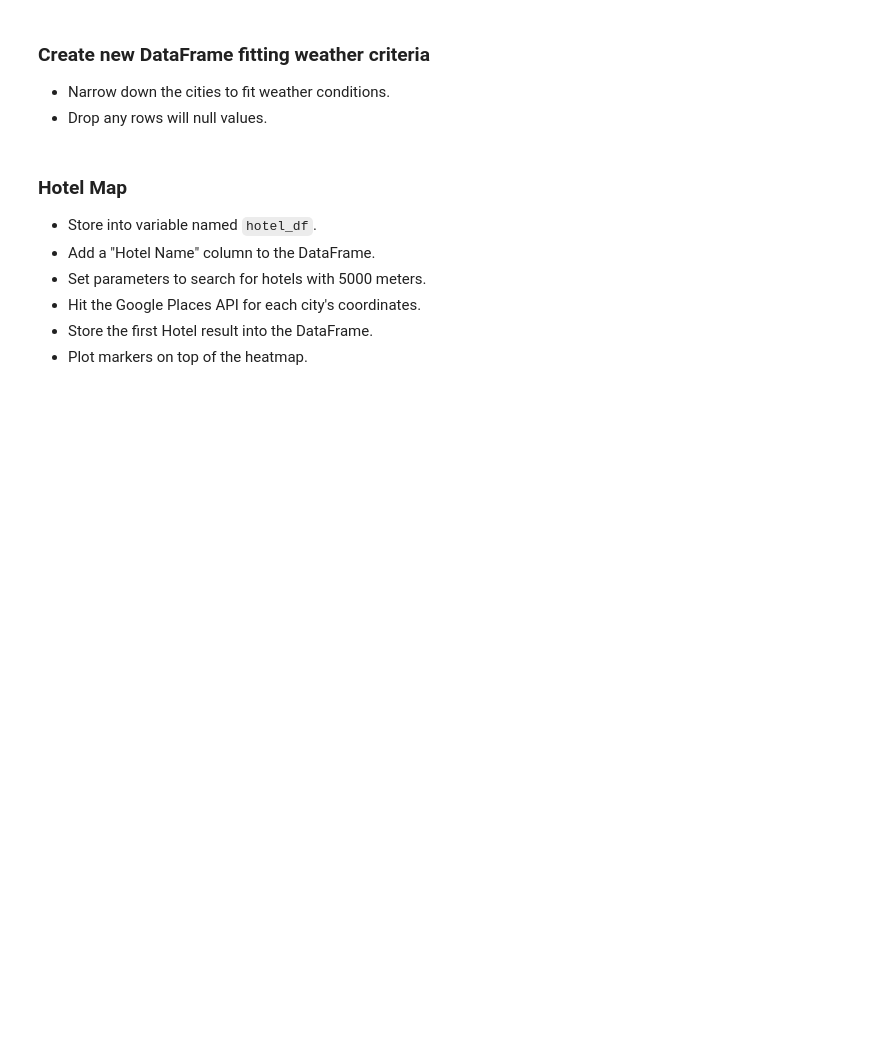
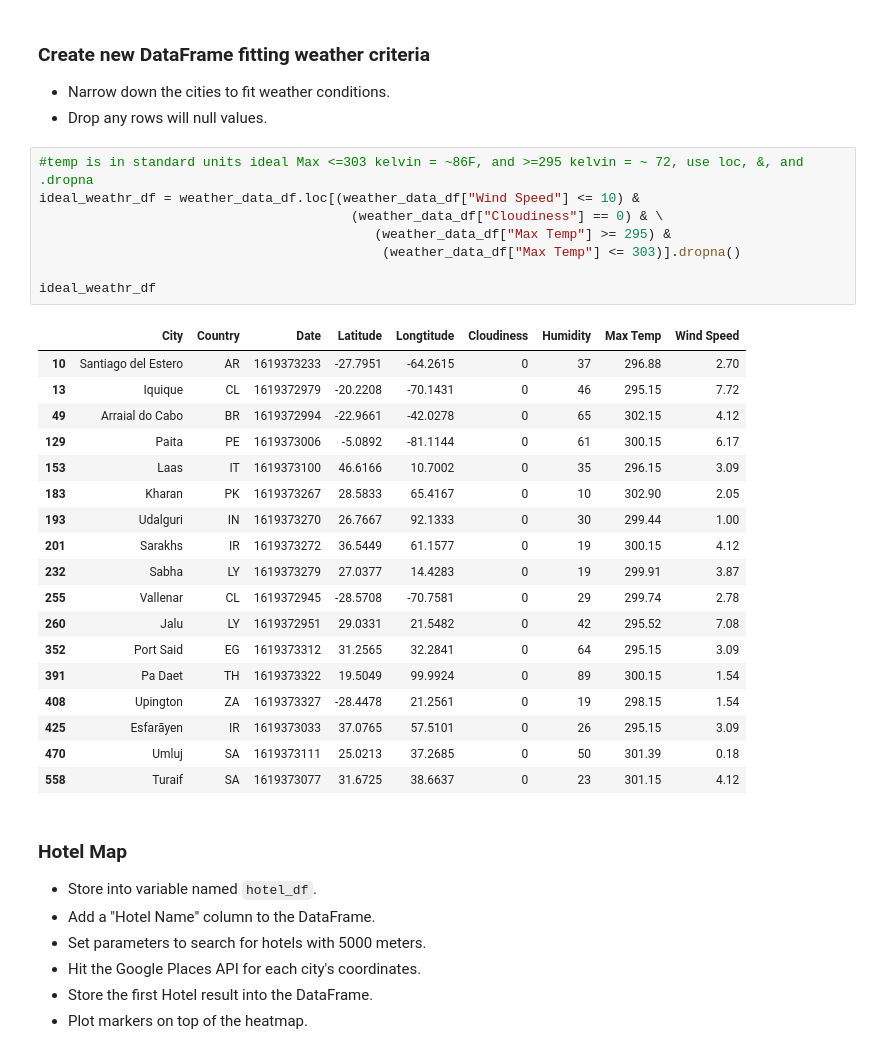
Before and after one commit to gigilynne/python-api-challenge, a Jupyter notebook: WeatherPy/VacationPy.ipynb, the cells around one changed output. Cells and saved outputs as stored; diff of their text form; blank space fills up the shorter version.

```diff
--- a/WeatherPy/VacationPy.ipynb
+++ b/WeatherPy/VacationPy.ipynb
@@ -58,6 +78,33 @@ Figure(layout=FigureLayout(border='2px solid green', height='800px', margin='5 a
 ### Create new DataFrame fitting weather criteria
 * Narrow down the cities to fit weather conditions.
 * Drop any rows will null values.
+# %%
+#temp is in standard units ideal Max <=303 kelvin = ~86F, and >=295 kelvin = ~ 72, use loc, &, and .dropna
+ideal_weathr_df = weather_data_df.loc[(weather_data_df["Wind Speed"] <= 10) &
+                                        (weather_data_df["Cloudiness"] == 0) & \
+                                           (weather_data_df["Max Temp"] >= 295) &
+                                            (weather_data_df["Max Temp"] <= 303)].dropna()
+
+ideal_weathr_df
+# %% [output]
+|  | City | Country | Date | Latitude | Longtitude | Cloudiness | Humidity | Max Temp | Wind Speed |
+| 10 | Santiago del Estero | AR | 1619373233 | -27.7951 | -64.2615 | 0 | 37 | 296.88 | 2.70 |
+| 13 | Iquique | CL | 1619372979 | -20.2208 | -70.1431 | 0 | 46 | 295.15 | 7.72 |
+| 49 | Arraial do Cabo | BR | 1619372994 | -22.9661 | -42.0278 | 0 | 65 | 302.15 | 4.12 |
+| 129 | Paita | PE | 1619373006 | -5.0892 | -81.1144 | 0 | 61 | 300.15 | 6.17 |
+| 153 | Laas | IT | 1619373100 | 46.6166 | 10.7002 | 0 | 35 | 296.15 | 3.09 |
+| 183 | Kharan | PK | 1619373267 | 28.5833 | 65.4167 | 0 | 10 | 302.90 | 2.05 |
+| 193 | Udalguri | IN | 1619373270 | 26.7667 | 92.1333 | 0 | 30 | 299.44 | 1.00 |
+| 201 | Sarakhs | IR | 1619373272 | 36.5449 | 61.1577 | 0 | 19 | 300.15 | 4.12 |
+| 232 | Sabha | LY | 1619373279 | 27.0377 | 14.4283 | 0 | 19 | 299.91 | 3.87 |
+| 255 | Vallenar | CL | 1619372945 | -28.5708 | -70.7581 | 0 | 29 | 299.74 | 2.78 |
+| 260 | Jalu | LY | 1619372951 | 29.0331 | 21.5482 | 0 | 42 | 295.52 | 7.08 |
+| 352 | Port Said | EG | 1619373312 | 31.2565 | 32.2841 | 0 | 64 | 295.15 | 3.09 |
+| 391 | Pa Daet | TH | 1619373322 | 19.5049 | 99.9924 | 0 | 89 | 300.15 | 1.54 |
+| 408 | Upington | ZA | 1619373327 | -28.4478 | 21.2561 | 0 | 19 | 298.15 | 1.54 |
+| 425 | Esfarāyen | IR | 1619373033 | 37.0765 | 57.5101 | 0 | 26 | 295.15 | 3.09 |
+| 470 | Umluj | SA | 1619373111 | 25.0213 | 37.2685 | 0 | 50 | 301.39 | 0.18 |
+| 558 | Turaif | SA | 1619373077 | 31.6725 | 38.6637 | 0 | 23 | 301.15 | 4.12 |
 # %% [markdown]
 ### Hotel Map
 * Store into variable named `hotel_df`.
```
Also changed, not shown: parts of 9 cells of this notebook, 2 other files.
